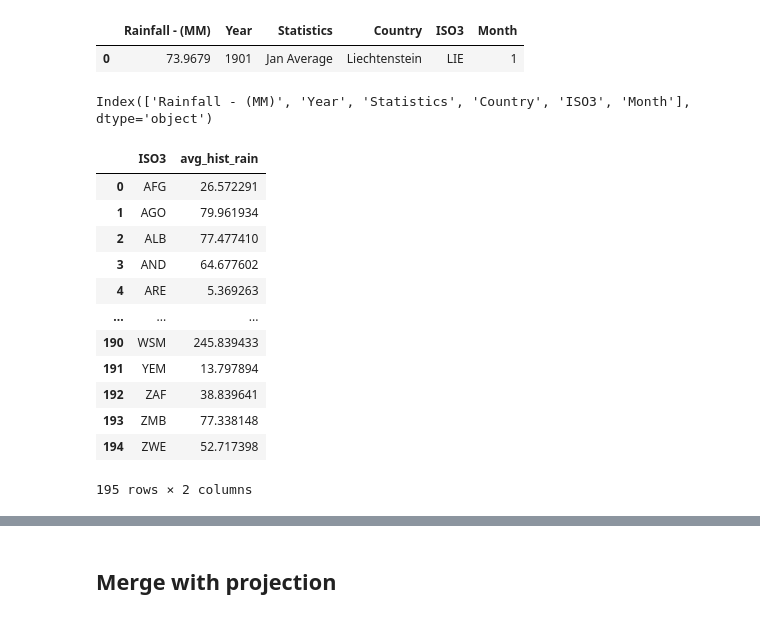
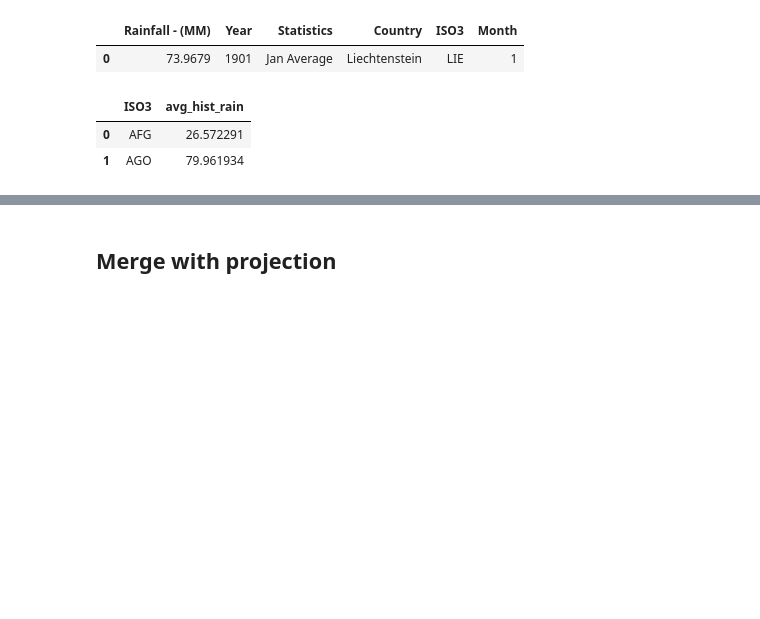
Before and after one commit to dataforgoodfr/batch8_worldbank, a Jupyter notebook: model_innondations/notebook/spark_pipeline_08_projection_features.ipynb, the cells around one changed output, grey strips where cells are left out. Drawn from its saved outputs; the diff is of its cells as text; code cells hidden in the pictures; blank space fills up the shorter version.

```diff
--- a/model_innondations/notebook/spark_pipeline_08_projection_features.ipynb
+++ b/model_innondations/notebook/spark_pipeline_08_projection_features.ipynb
@@ -116,10 +138,6 @@ df_hist.head(1)
 # %% [output]
 |  | Rainfall - (MM) | Year | Statistics | Country | ISO3 | Month |
 | 0 | 73.9679 | 1901 | Jan Average | Liechtenstein | LIE | 1 |
-# %%
-df_hist.columns
-# %% [output]
-Index(['Rainfall - (MM)', 'Year', 'Statistics', 'Country', 'ISO3', 'Month'], dtype='object')
 # %%
 df_tmp = df_hist.query("(Year >= 1986) and (Year <= 2005)")
 # %%
@@ -130,18 +148,8 @@ df_hist_normal = df_tmp.groupby(['ISO3']).mean()
 #df_hist_normal.columns = ['ISO3', 'avg_rain']
 df_hist_normal = df_hist_normal.rename(columns={'Rainfall - (MM)':'avg_hist_rain'}).reset_index()
 # %%
-df_hist_normal
+df_hist_normal.head(2)
 # %% [output]
 |  | ISO3 | avg_hist_rain |
 | 0 | AFG | 26.572291 |
 | 1 | AGO | 79.961934 |
-| 2 | ALB | 77.477410 |
-| 3 | AND | 64.677602 |
-| 4 | ARE | 5.369263 |
-| ... | ... | ... |
-| 190 | WSM | 245.839433 |
-| 191 | YEM | 13.797894 |
-| 192 | ZAF | 38.839641 |
-| 193 | ZMB | 77.338148 |
-| 194 | ZWE | 52.717398 |
-195 rows × 2 columns
```
Also changed, not shown: parts of 13 cells of this notebook, 1 other file.
